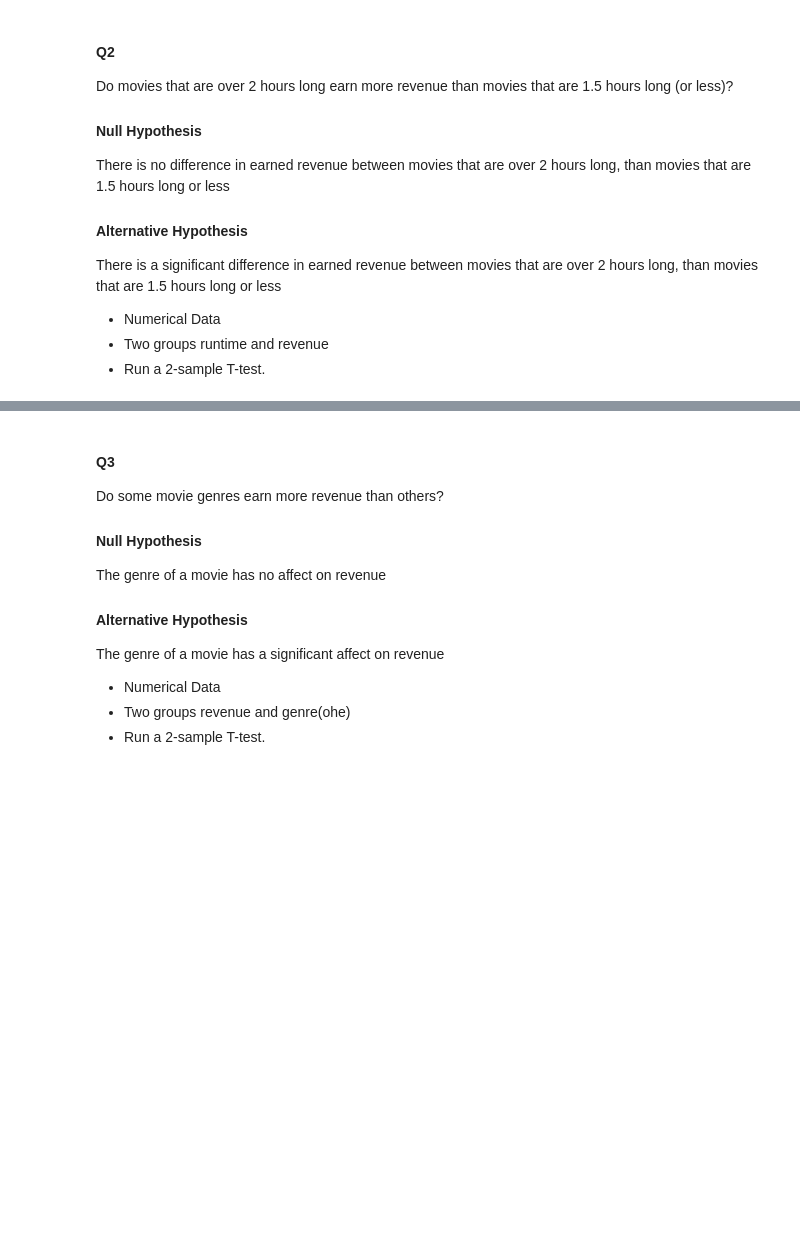
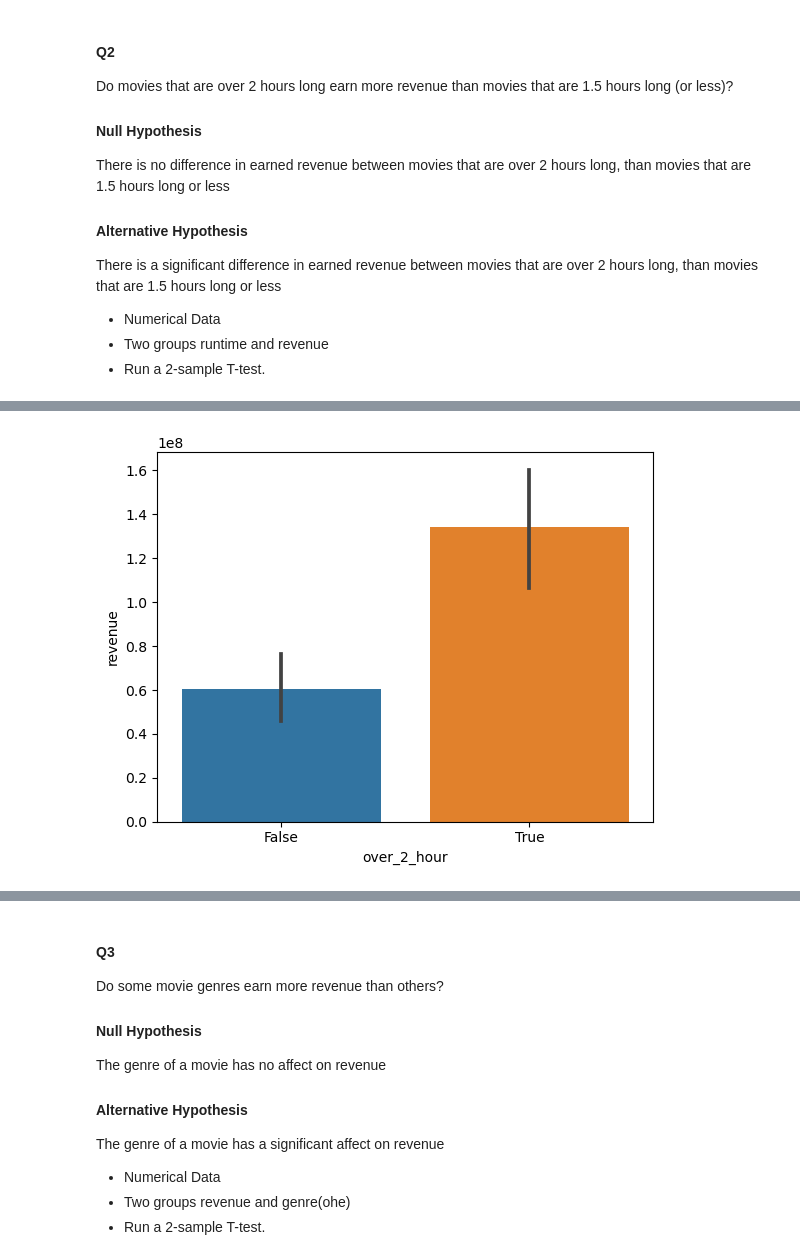
Before and after one commit to jtanzi56/Project-3, a Jupyter notebook: Tmbd Movie (Hypothesis Testing).ipynb, the cells around one changed output, grey strips where cells are left out. Cells and saved outputs as stored; diff of their text form; code cells hidden in the pictures; blank space fills up the shorter version.

```diff
--- a/Tmbd Movie (Hypothesis Testing).ipynb
+++ b/Tmbd Movie (Hypothesis Testing).ipynb
@@ -702,5 +1197,7 @@ plot_df
 # %%
-sns.barplot(data=plot_df, x='under_90min',y='revenue');
+sns.barplot(data=plot_df, x='over_2_hour',y='revenue');
+# %% [output]
+[figure, added]
 # %%
 under_90min_group = under_90min_df['revenue']
 over_2_hour_group = over_2_hour_df['revenue']
```
Also changed, not shown: parts of 73 cells of this notebook.
